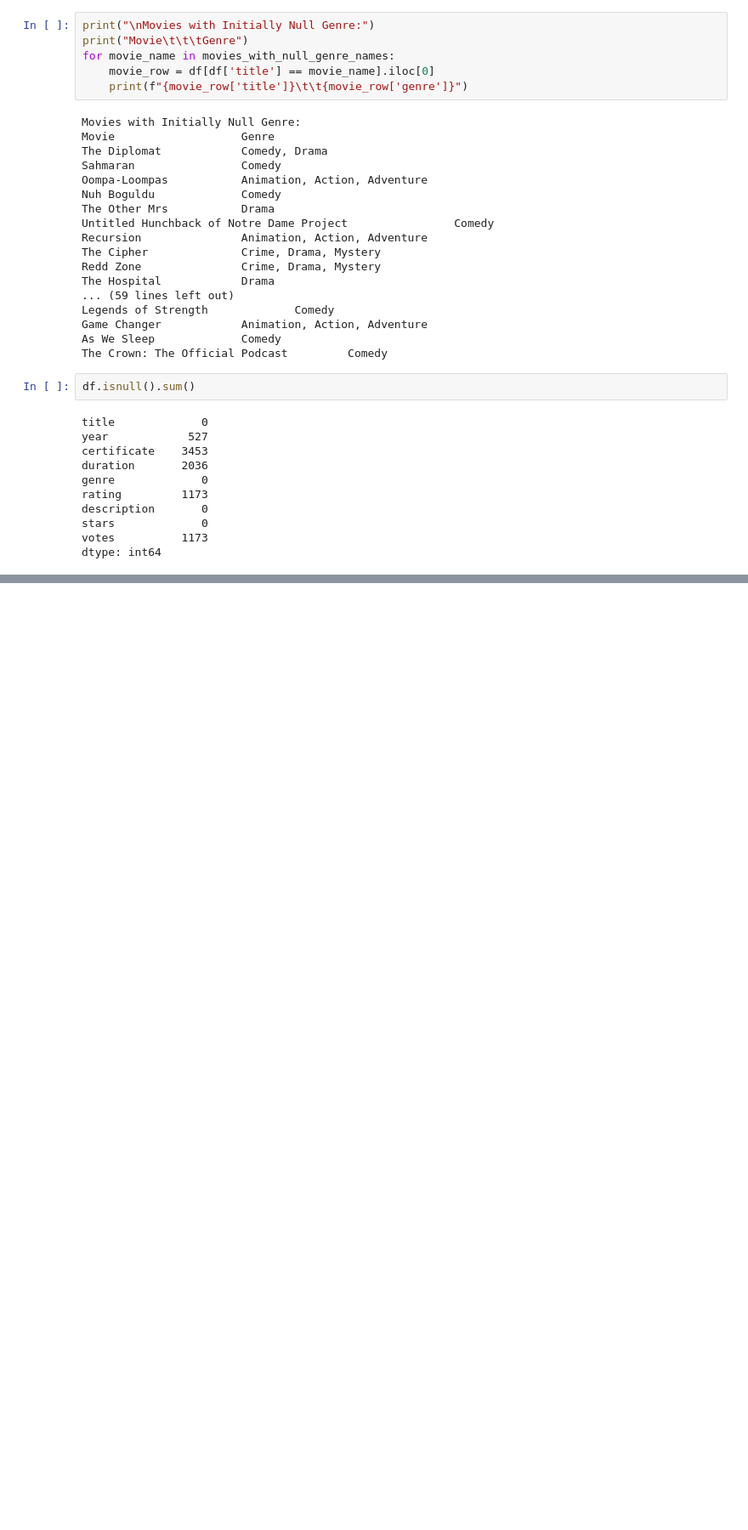
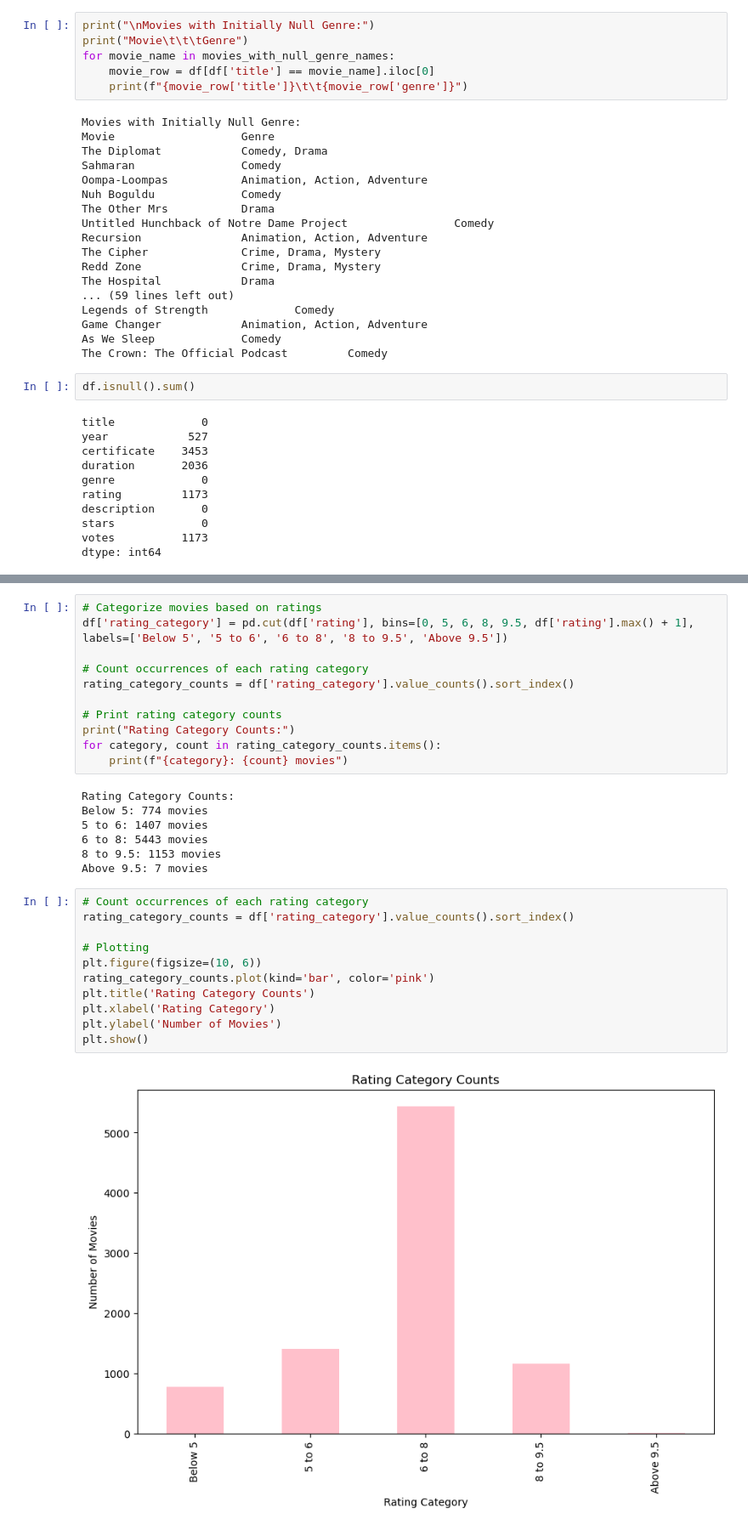
Before and after one commit to sidkarma/Netflix-Recommendation-System, a Jupyter notebook: Untitled.ipynb, the cells around one changed output, grey strips where cells are left out. Shown at 85% size. Drawn from its saved outputs; the diff is of its cells as text; blank space fills up the shorter version.

```diff
--- a/Untitled.ipynb
+++ b/Untitled.ipynb
@@ -247,0 +321,31 @@ plt.show()
+# %%
+# Categorize movies based on ratings
+df['rating_category'] = pd.cut(df['rating'], bins=[0, 5, 6, 8, 9.5, df['rating'].max() + 1], labels=['Below 5', '5 to 6', '6 to 8', '8 to 9.5', 'Above 9.5'])
+
+# Count occurrences of each rating category
+rating_category_counts = df['rating_category'].value_counts().sort_index()
+
+# Print rating category counts
+print("Rating Category Counts:")
+for category, count in rating_category_counts.items():
+    print(f"{category}: {count} movies")
+# %% [output]
+Rating Category Counts:
+Below 5: 774 movies
+5 to 6: 1407 movies
+6 to 8: 5443 movies
+8 to 9.5: 1153 movies
+Above 9.5: 7 movies
+# %%
+# Count occurrences of each rating category
+rating_category_counts = df['rating_category'].value_counts().sort_index()
+
+# Plotting
+plt.figure(figsize=(10, 6))
+rating_category_counts.plot(kind='bar', color='pink')
+plt.title('Rating Category Counts')
+plt.xlabel('Rating Category')
+plt.ylabel('Number of Movies')
+plt.show()
+# %% [output]
+[figure, added]
```
Also changed, not shown: parts of 14 cells of this notebook.
